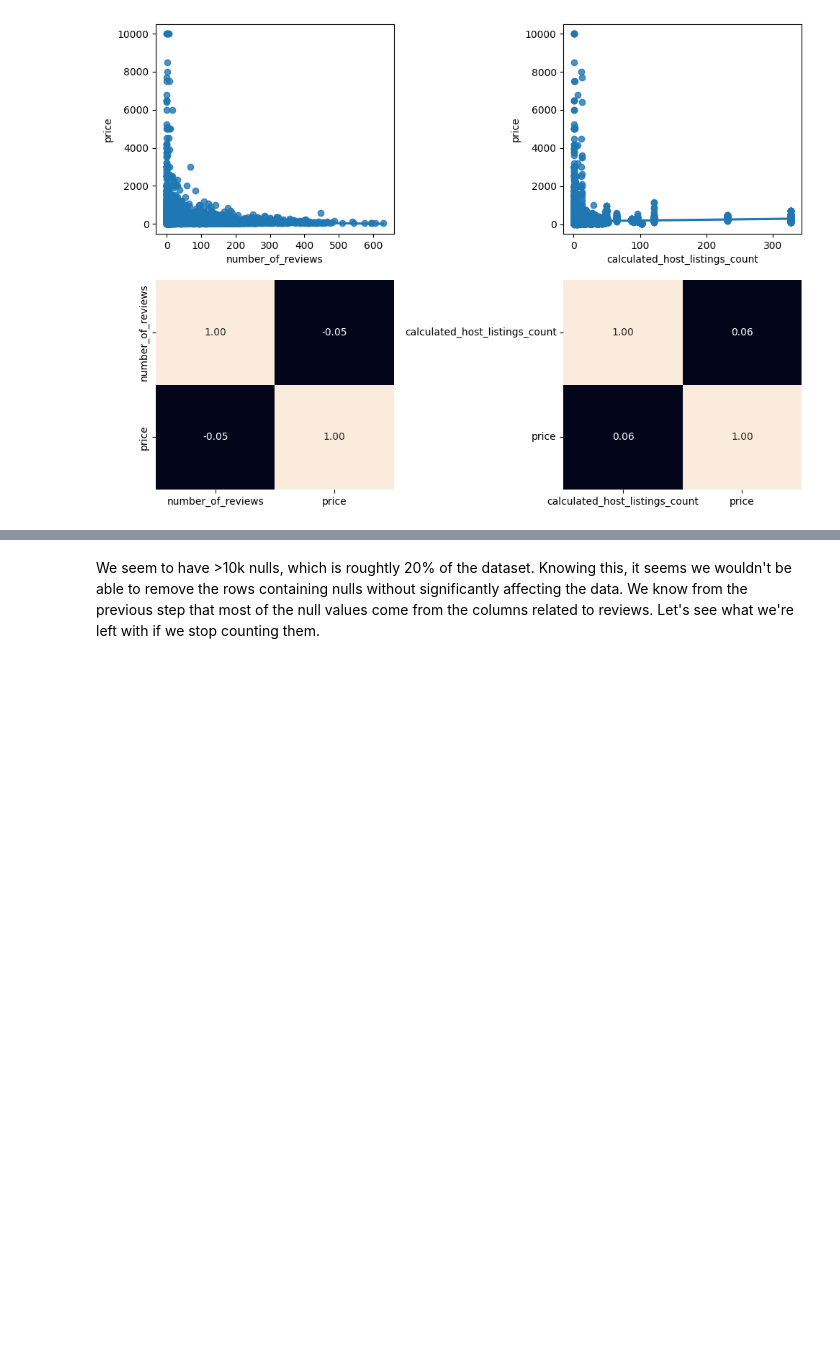
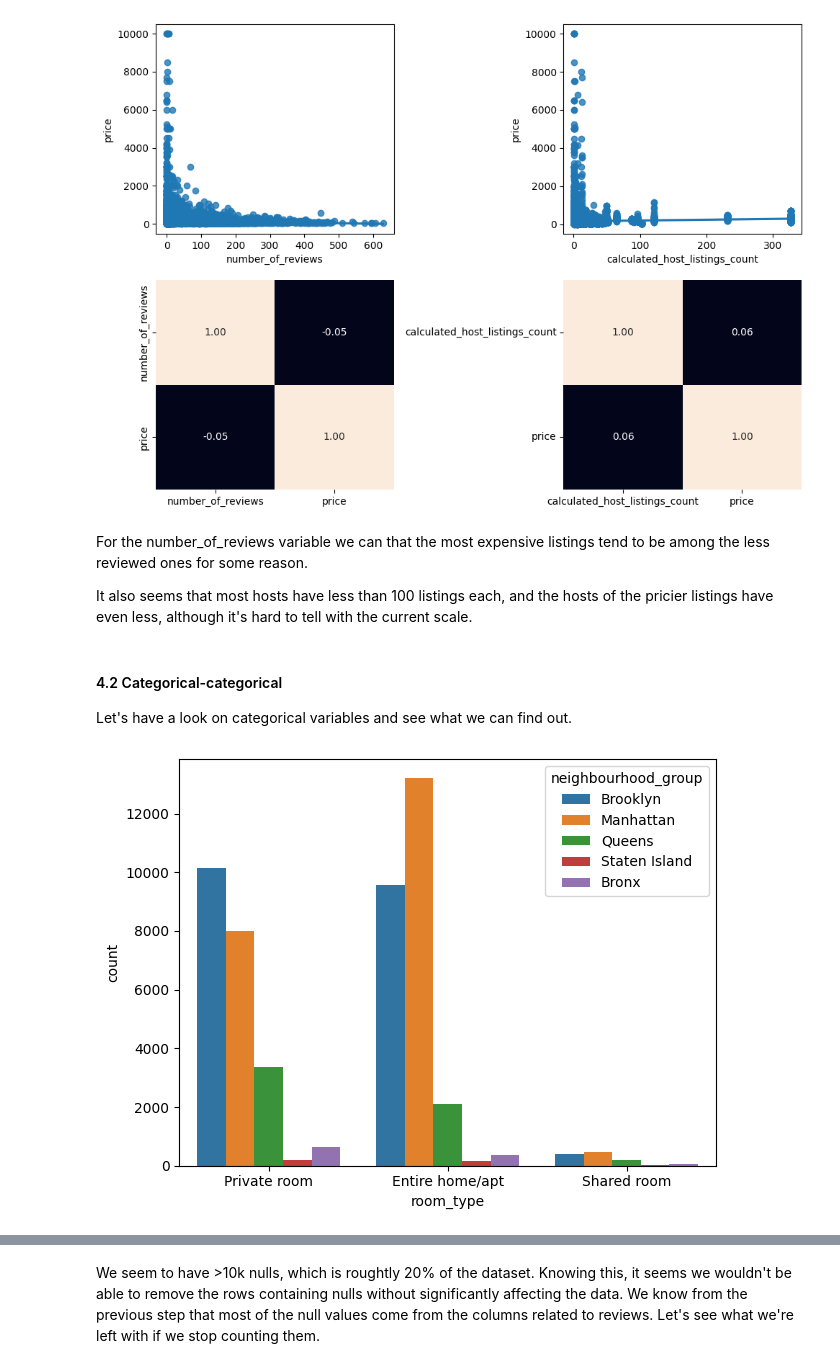
Before and after one commit to ElGuayaba/machine-learning-python-template, a Jupyter notebook: src/explore.ipynb, the cells around one changed output, grey strips where cells are left out. Saved outputs shown, nothing was run; the diff lists cells and outputs as text; code cells hidden in the pictures; blank space fills up the shorter version.

```diff
--- a/src/explore.ipynb
+++ b/src/explore.ipynb
@@ -214,3 +216,20 @@ plt.tight_layout()
 plt.show()
 # %% [output]
 [figure]
+# %% [markdown]
+For the number_of_reviews variable we can that the most expensive listings tend to be among the less reviewed ones for some reason.
+
+It also seems that most hosts have less than 100 listings each, and the hosts of the pricier listings have even less, although it's hard to tell with the current scale.
+# %% [markdown]
+#### 4.2 Categorical-categorical
+Let's have a look on categorical variables and see what we can find out.
+# %%
+abnb_data_avg_price1 = abnb_data.groupby(['neighbourhood_group'])['room_type'].count().reset_index(name='avg_price')
+
+sns.countplot(data = abnb_data, x = "room_type", hue = "neighbourhood_group")
+
+plt.tight_layout()
+
+plt.show()
+# %% [output]
+[figure, added]
```
Also changed, not shown: parts of 43 cells of this notebook.
